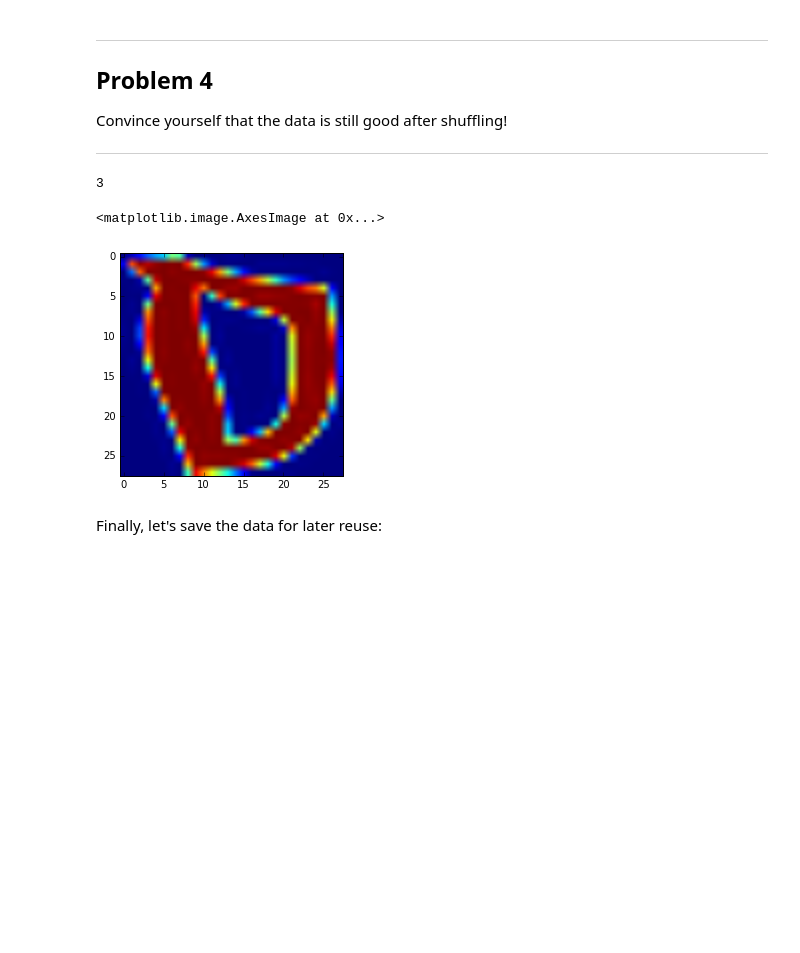
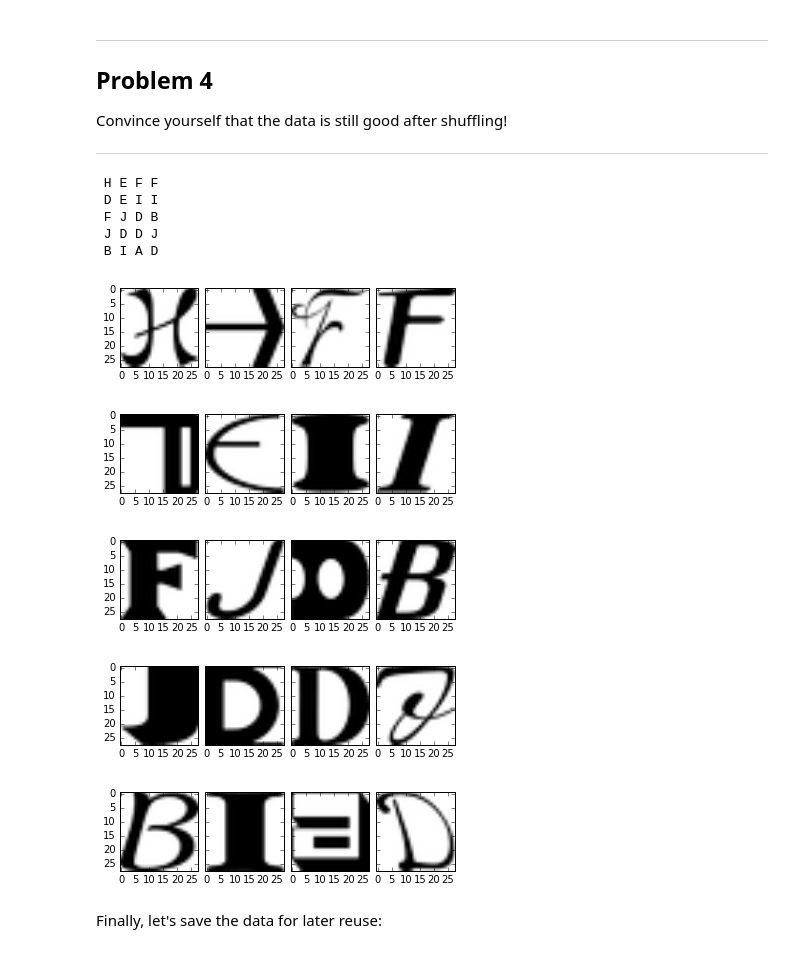
Before and after one commit to aboustati/udacity-tensorflow, a Jupyter notebook: 1_notmnist.ipynb, the cells around one changed output. Cells and saved outputs as stored; diff of their text form; code cells hidden in the pictures; blank space fills up the shorter version.

```diff
--- a/1_notmnist.ipynb
+++ b/1_notmnist.ipynb
@@ -321,14 +340,34 @@ Problem 4
 Convince yourself that the data is still good after shuffling!
 
 ---
-# %%
-print(train_labels[50])
-plt.figure()
-plt.imshow(train_dataset[50,:,:])
-# %% [output]
-3
-<matplotlib.image.AxesImage at 0x...>
-[figure, removed]
+# %%
+#Create a lookup for the labels
+labels_lookup = ['A', 'B', 'C', 'D', 'E', 'F', 'G', 'H', 'I', 'J']
+samples = np.random.randint(0, len(train_labels),20) #Sample 20 Images
+#Print labels in grid
+example_labels = ''
+for i in range(samples.shape[0]):
+    if i%4==0:
+        example_labels += '\n'
+    example_labels += ' '+labels_lookup[train_labels[samples[i]]]
+print(example_labels)
+#Show images corresponding to the printed labels
+for i in range(samples.shape[0]):
+    if i%4==0:
+        fig = plt.figure()
+        grid = ImageGrid(fig, 111, nrows_ncols=(1,4), axes_pad=0.1)
+    grid[i%4].imshow(train_dataset[samples[i],:,:], cmap="Greys")
+# %% [output]
+ H E F F
+ D E I I
+ F J D B
+ J D D J
+ B I A D
+[figure, added]
+[figure, added]
+[figure, added]
+[figure, added]
+[figure, added]
 # %% [markdown]
 Finally, let's save the data for later reuse:
 # %%
```
Also changed, not shown: parts of 5 cells of this notebook, 2 other files.
